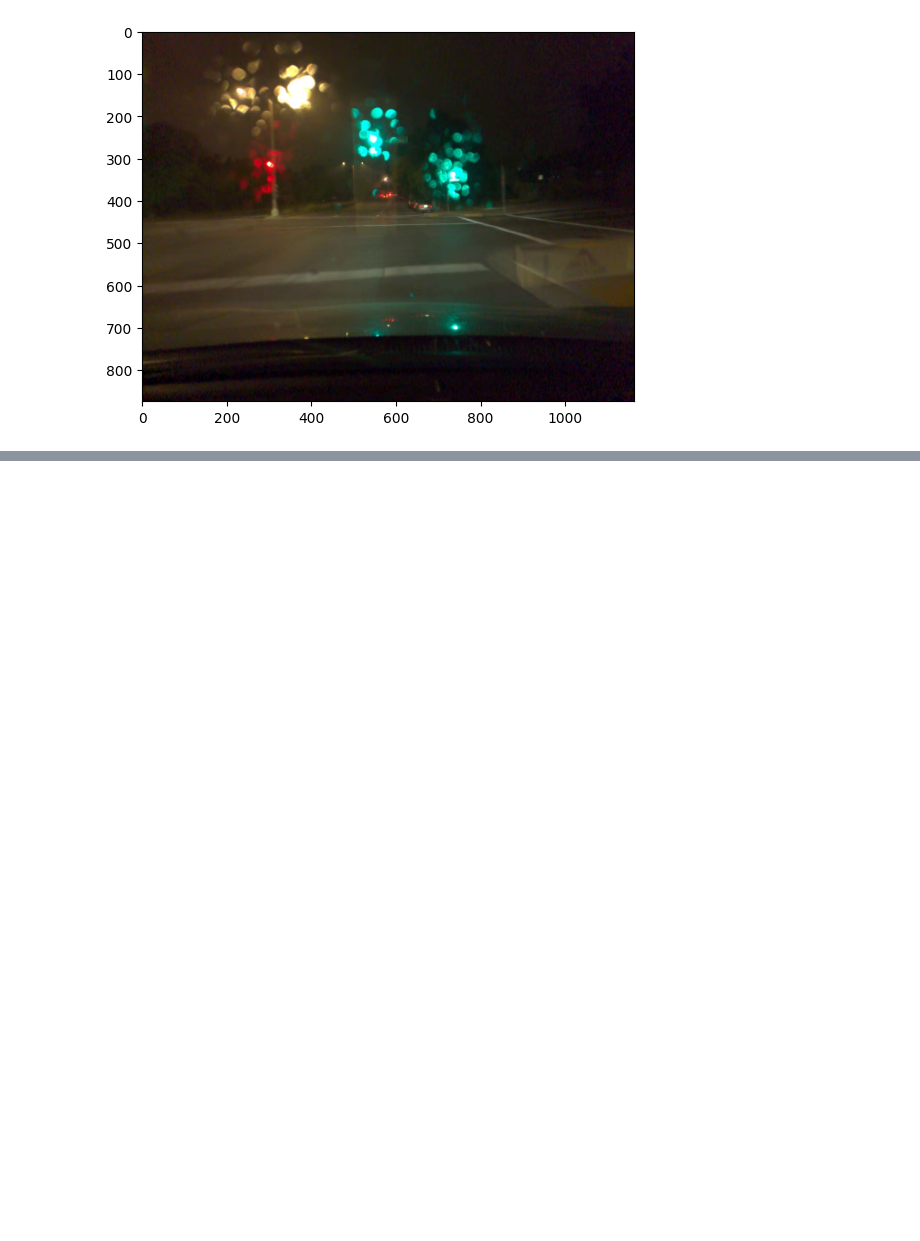
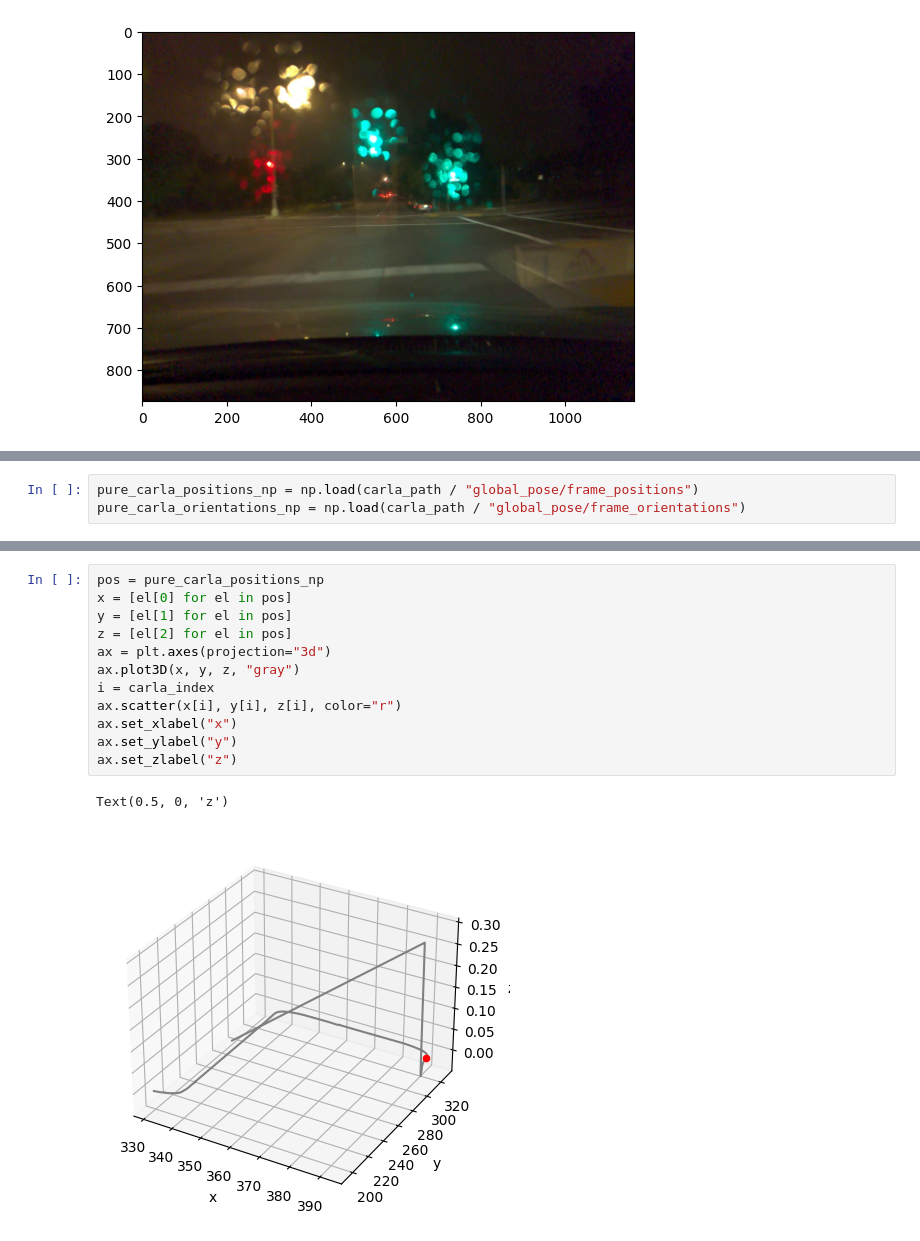
Before and after one commit to ulrik2204/carla_experiments, a Jupyter notebook: explore_comparison_carla_comma2k19.ipynb, the cells around one changed output, grey strips where cells are left out. Cells and saved outputs as stored; diff of their text form; blank space fills up the shorter version.

```diff
--- a/explore_comparison_carla_comma2k19.ipynb
+++ b/explore_comparison_carla_comma2k19.ipynb
@@ -355,0 +385,3 @@ plt.imshow(np.array(comma_frame))
+# %%
+pure_carla_positions_np = np.load(carla_path / "global_pose/frame_positions")
+pure_carla_orientations_np = np.load(carla_path / "global_pose/frame_orientations")
@@ -355,0 +410,15 @@ plt.imshow(np.array(comma_frame))
+# %%
+pos = pure_carla_positions_np
+x = [el[0] for el in pos]
+y = [el[1] for el in pos]
+z = [el[2] for el in pos]
+ax = plt.axes(projection="3d")
+ax.plot3D(x, y, z, "gray")
+i = carla_index
+ax.scatter(x[i], y[i], z[i], color="r")
+ax.set_xlabel("x")
+ax.set_ylabel("y")
+ax.set_zlabel("z")
+# %% [output]
+Text(0.5, 0, 'z')
+[figure, added]
```
Also changed, not shown: parts of 15 cells of this notebook, 6 other files.
